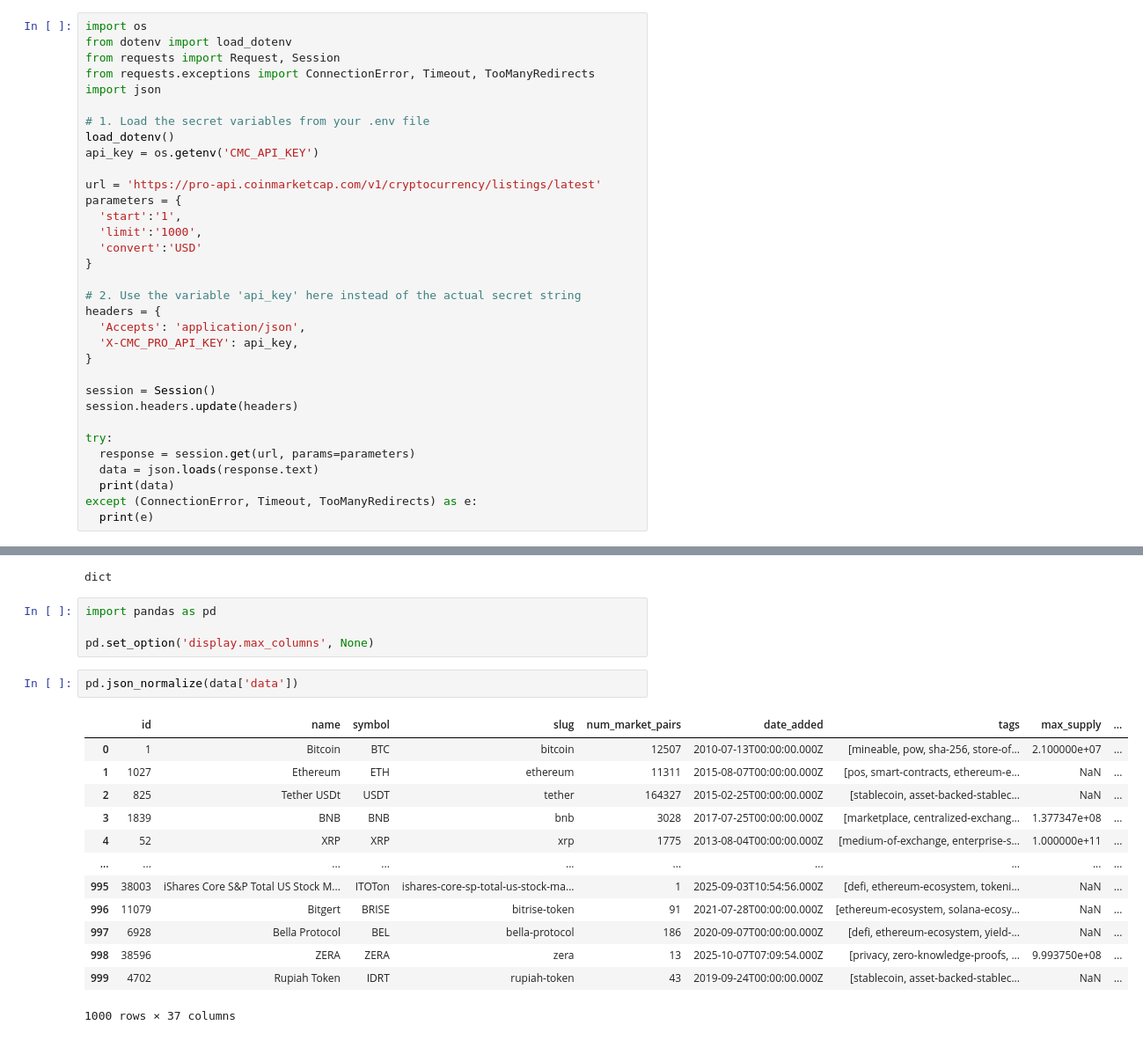
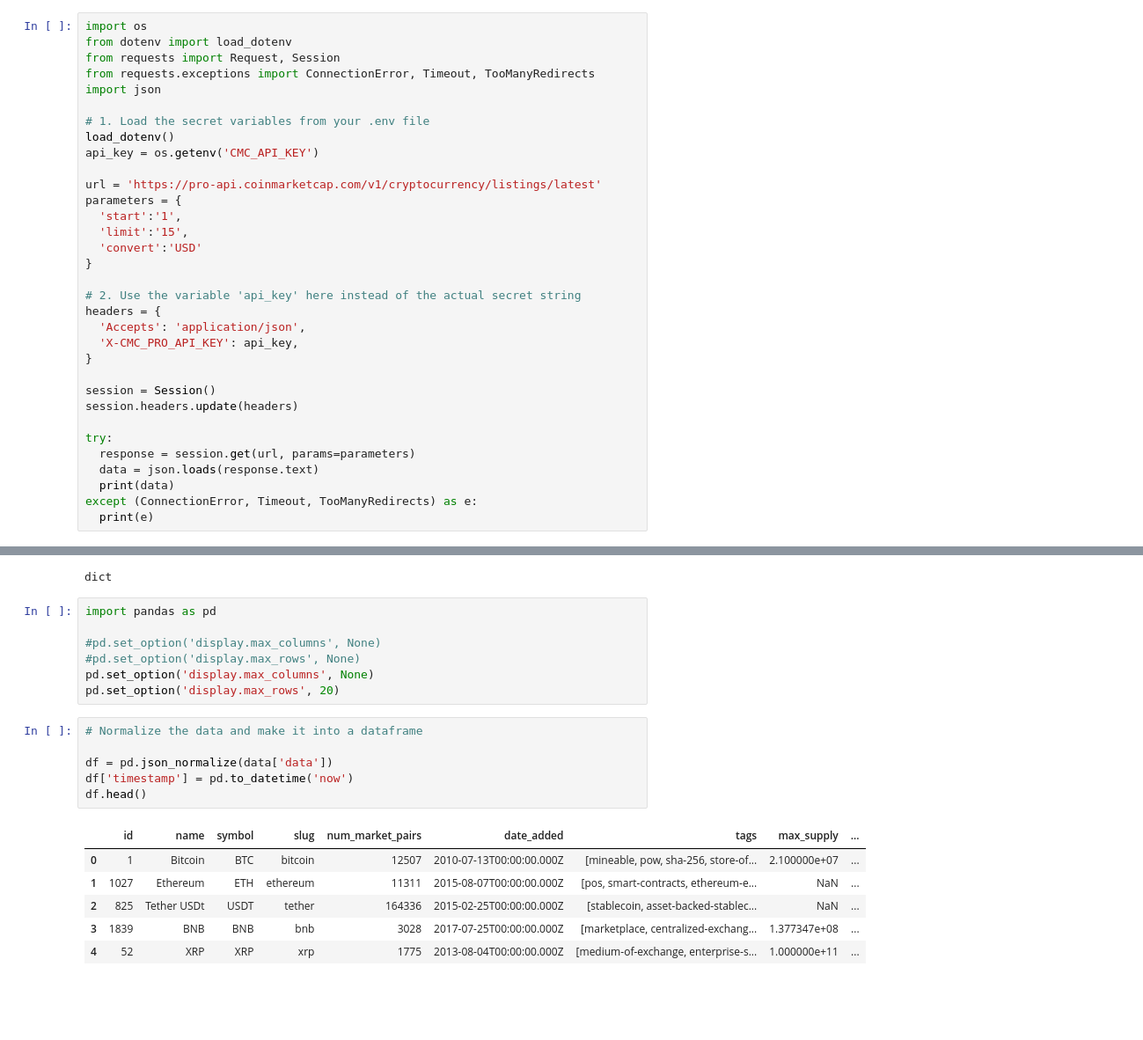
Before and after one commit to davidkankowski/CoinMarketCap-Analysis, a Jupyter notebook: API_Extraction.ipynb, the cells around one changed output, grey strips where cells are left out. Shown at 88% size. Drawn from its saved outputs; the diff is of its cells as text; blank space fills up the shorter version.

```diff
--- a/API_Extraction.ipynb
+++ b/API_Extraction.ipynb
@@ -16,7 +16,7 @@ api_key = os.getenv('CMC_API_KEY')
 url = 'https://pro-api.coinmarketcap.com/v1/cryptocurrency/listings/latest'
 parameters = {
   'start':'1',
-  'limit':'1000',
+  'limit':'15',
   'convert':'USD'
 }
 
@@ -44,20 +44,20 @@ dict
 # %%
 import pandas as pd
 
+#pd.set_option('display.max_columns', None)
+#pd.set_option('display.max_rows', None)
 pd.set_option('display.max_columns', None)
+pd.set_option('display.max_rows', 20)
 # %%
-pd.json_normalize(data['data'])
+# Normalize the data and make it into a dataframe
+
+df = pd.json_normalize(data['data'])
+df['timestamp'] = pd.to_datetime('now')
+df.head()
 # %% [output]
 |  | id | name | symbol | slug | num_market_pairs | date_added | tags | max_supply | ... |
 | 0 | 1 | Bitcoin | BTC | bitcoin | 12507 | 2010-07-13T00:00:00.000Z | [mineable, pow, sha-256, store-of... | 2.100000e+07 | ... |
 | 1 | 1027 | Ethereum | ETH | ethereum | 11311 | 2015-08-07T00:00:00.000Z | [pos, smart-contracts, ethereum-e... | NaN | ... |
-| 2 | 825 | Tether USDt | USDT | tether | 164327 | 2015-02-25T00:00:00.000Z | [stablecoin, asset-backed-stablec... | NaN | ... |
+| 2 | 825 | Tether USDt | USDT | tether | 164336 | 2015-02-25T00:00:00.000Z | [stablecoin, asset-backed-stablec... | NaN | ... |
 | 3 | 1839 | BNB | BNB | bnb | 3028 | 2017-07-25T00:00:00.000Z | [marketplace, centralized-exchang... | 1.377347e+08 | ... |
 | 4 | 52 | XRP | XRP | xrp | 1775 | 2013-08-04T00:00:00.000Z | [medium-of-exchange, enterprise-s... | 1.000000e+11 | ... |
-| ... | ... | ... | ... | ... | ... | ... | ... | ... | ... |
-| 995 | 38003 | iShares Core S&P Total US Stock M... | ITOTon | ishares-core-sp-total-us-stock-ma... | 1 | 2025-09-03T10:54:56.000Z | [defi, ethereum-ecosystem, tokeni... | NaN | ... |
-| 996 | 11079 | Bitgert | BRISE | bitrise-token | 91 | 2021-07-28T00:00:00.000Z | [ethereum-ecosystem, solana-ecosy... | NaN | ... |
-| 997 | 6928 | Bella Protocol | BEL | bella-protocol | 186 | 2020-09-07T00:00:00.000Z | [defi, ethereum-ecosystem, yield-... | NaN | ... |
-| 998 | 38596 | ZERA | ZERA | zera | 13 | 2025-10-07T07:09:54.000Z | [privacy, zero-knowledge-proofs, ... | 9.993750e+08 | ... |
-| 999 | 4702 | Rupiah Token | IDRT | rupiah-token | 43 | 2019-09-24T00:00:00.000Z | [stablecoin, asset-backed-stablec... | NaN | ... |
-1000 rows × 37 columns
```
Also changed, not shown: parts of 19 cells of this notebook, 1 other file.
